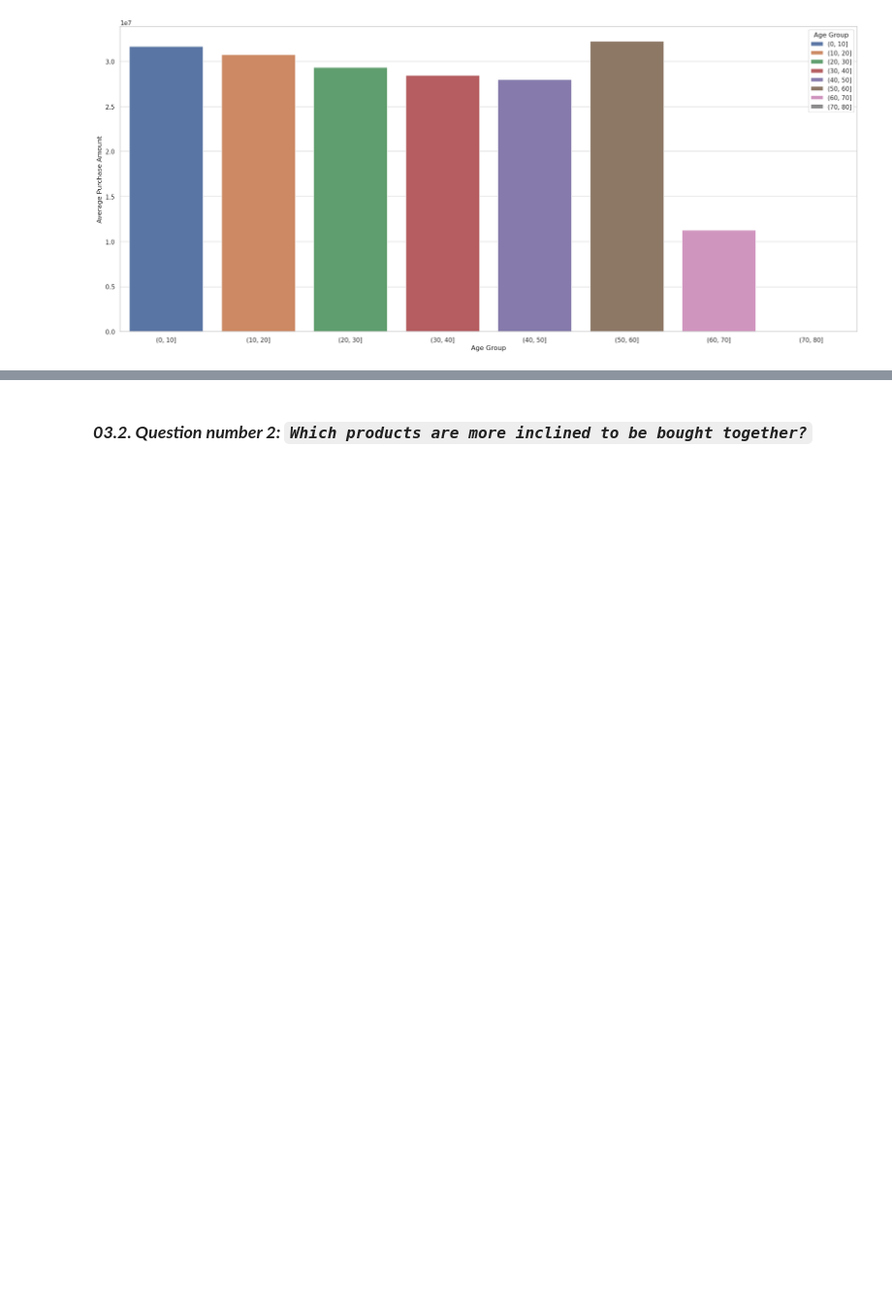
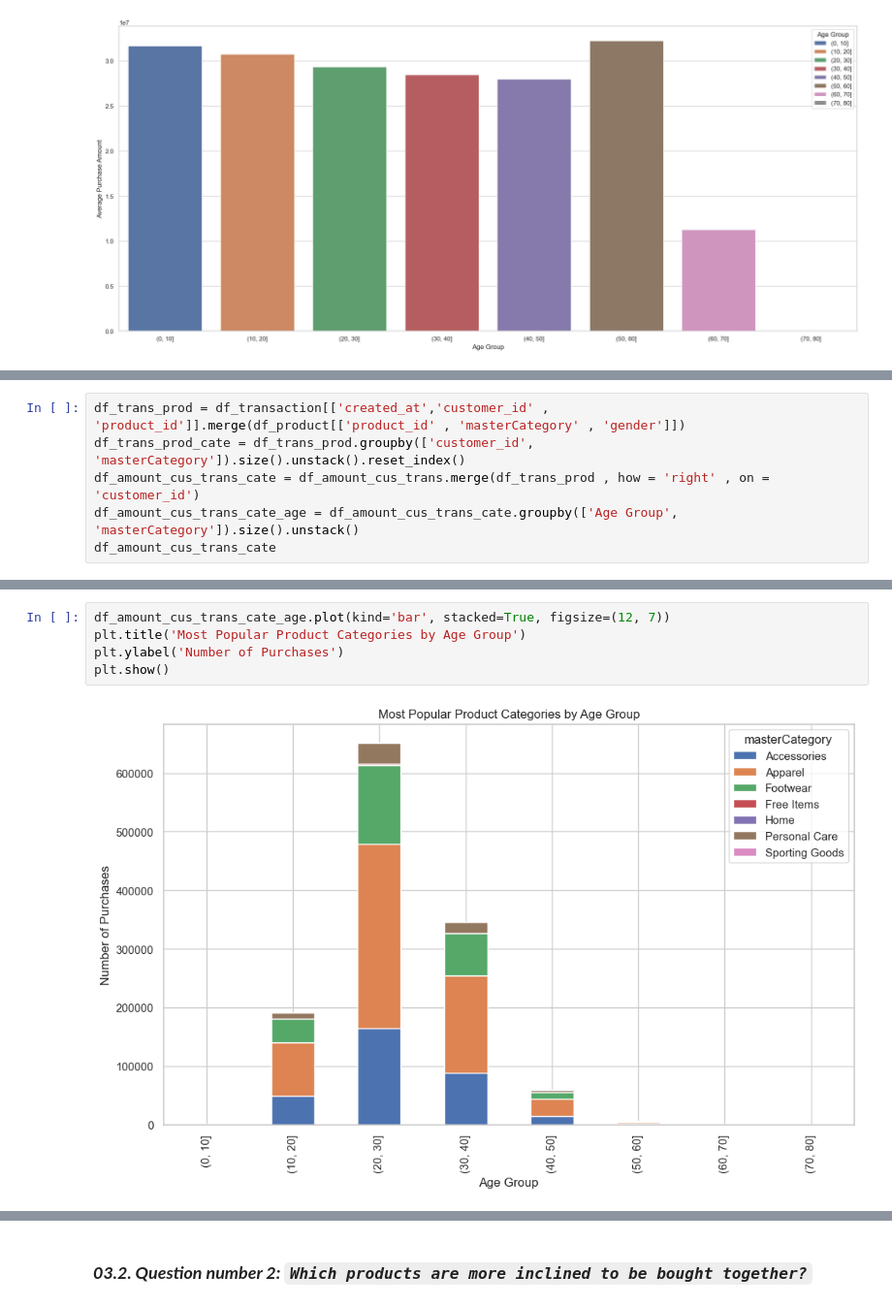
Before and after one commit to thanhanphan17/fashion-campus-dataset-analysis, a Jupyter notebook: [03]-Asking-Questions-and-Analyzing.ipynb, the cells around one changed output, grey strips where cells are left out. Shown at 97% size. Saved outputs shown, nothing was run; the diff lists cells and outputs as text; blank space fills up the shorter version.

```diff
--- a/[03]-Asking-Questions-and-Analyzing.ipynb
+++ b/[03]-Asking-Questions-and-Analyzing.ipynb
@@ -223,0 +234,6 @@ plt.show()
+# %%
+df_trans_prod = df_transaction[['created_at','customer_id' , 'product_id']].merge(df_product[['product_id' , 'masterCategory' , 'gender']])
+df_trans_prod_cate = df_trans_prod.groupby(['customer_id', 'masterCategory']).size().unstack().reset_index()
+df_amount_cus_trans_cate = df_amount_cus_trans.merge(df_trans_prod , how = 'right' , on = 'customer_id')
+df_amount_cus_trans_cate_age = df_amount_cus_trans_cate.groupby(['Age Group', 'masterCategory']).size().unstack()
+df_amount_cus_trans_cate
@@ -223,0 +254,7 @@ plt.show()
+# %%
+df_amount_cus_trans_cate_age.plot(kind='bar', stacked=True, figsize=(12, 7))
+plt.title('Most Popular Product Categories by Age Group')
+plt.ylabel('Number of Purchases')
+plt.show()
+# %% [output]
+[figure, added]
```
Also changed, not shown: parts of 14 cells of this notebook.
